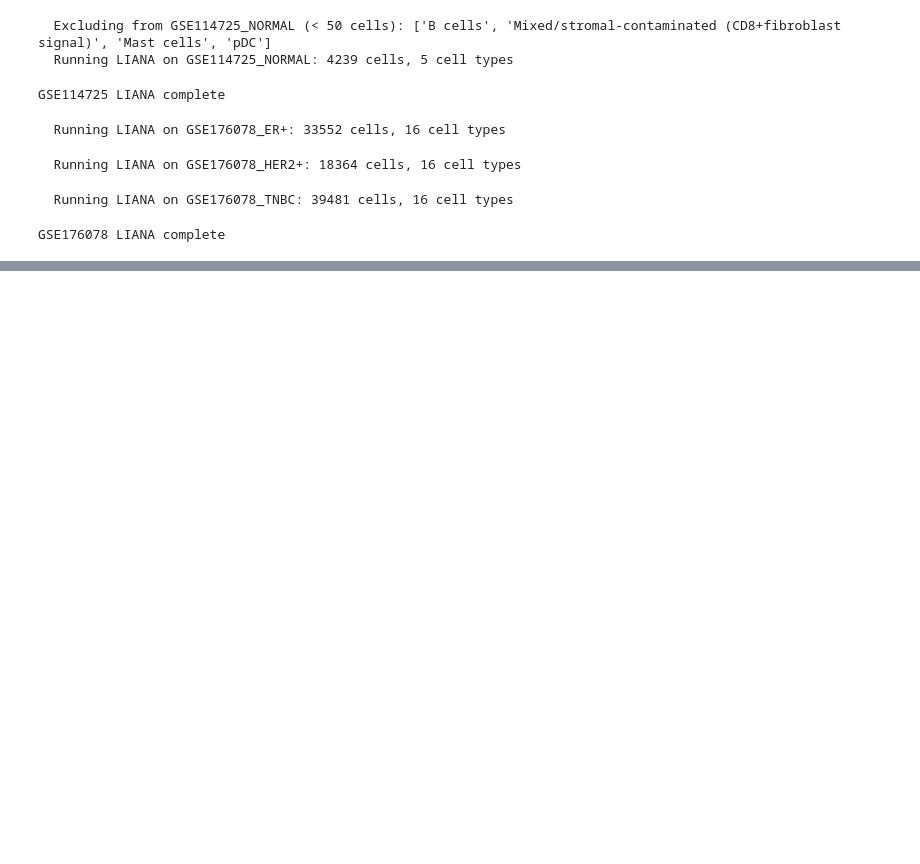
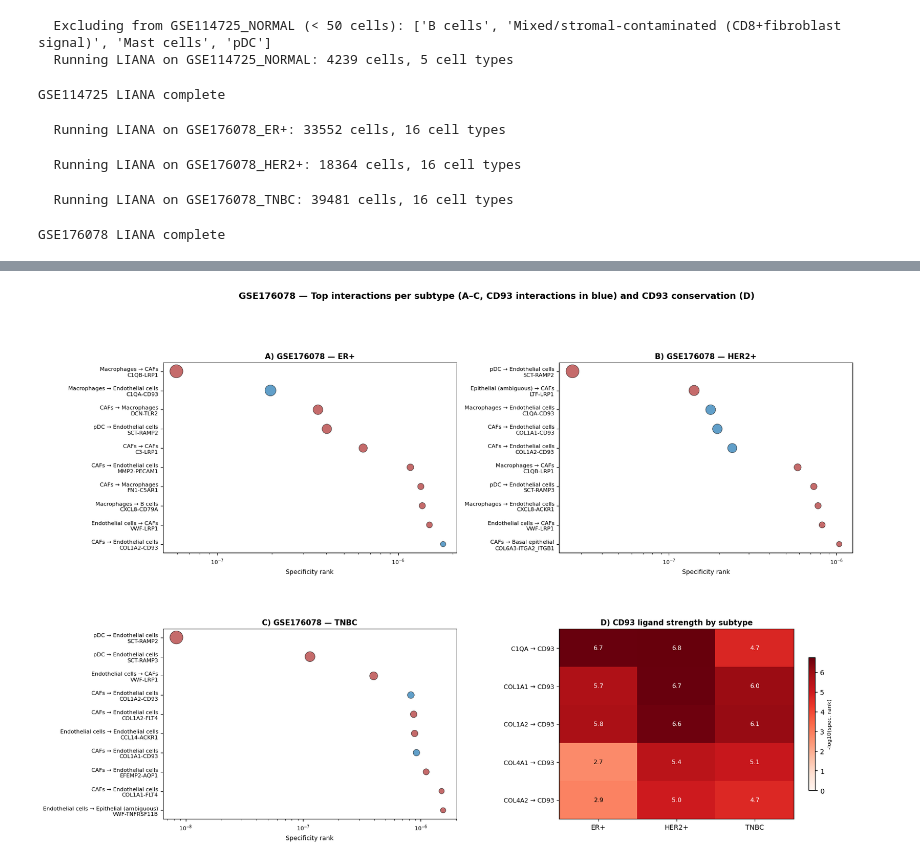
Before and after one commit to annamcstay/brca-scrnaseq-analysis, a Jupyter notebook: Notebooks/07_phase3_LIANA_interactions.ipynb, the cells around one changed output, grey strips where cells are left out. Saved outputs shown, nothing was run; the diff lists cells and outputs as text; code cells hidden in the pictures; blank space fills up the shorter version.

```diff
--- a/Notebooks/07_phase3_LIANA_interactions.ipynb
+++ b/Notebooks/07_phase3_LIANA_interactions.ipynb
@@ -193,0 +341,81 @@ Endothelial cells Epithelial (ambiguous)            VWF        TNFRSF11B
+# %%
+import pandas as pd
+import numpy as np
+import matplotlib.pyplot as plt
+from pathlib import Path
+
+PROJECT_DIR = Path(r"C:\Users\annam\Dissertation 2026")
+RES = PROJECT_DIR / "results" / "phase3_liana"
+FIGURE_DIR = PROJECT_DIR / "figures" / "phase3_liana"
+FIGURE_DIR.mkdir(parents=True, exist_ok=True)
+
+subtypes = [("ER+", "ERplus"), ("HER2+", "HER2plus"), ("TNBC", "TNBC")]
+
+fig = plt.figure(figsize=(18, 12))
+gs = fig.add_gridspec(2, 2, hspace=0.4, wspace=0.35)
+
+# ---- Panels A, B, C: dotplots for each subtype (top-left, top-right, bottom-left) ----
+positions = [(0, 0), (0, 1), (1, 0)]
+panel_labels = ["A", "B", "C"]
+
+for (subtype, fname), pos, label in zip(subtypes, positions, panel_labels):
+    ax = fig.add_subplot(gs[pos])
+    df = pd.read_csv(RES / f"GSE176078_liana_{fname}.csv")
+    top = df.sort_values("specificity_rank").head(10).copy()
+    top["interaction"] = (
+        top["source"] + " → " + top["target"] + "\n" +
+        top["ligand_complex"] + "-" + top["receptor_complex"]
+    )
+    top["neg_log10_spec"] = -np.log10(top["specificity_rank"])
+    top = top.iloc[::-1]
+
+    min_val, max_val = top["neg_log10_spec"].min(), top["neg_log10_spec"].max()
+    norm = (top["neg_log10_spec"] - min_val) / (max_val - min_val) if max_val > min_val else pd.Series([0.5]*len(top), index=top.index)
+    sizes = 60 + norm * 300
+
+    # Highlight CD93 interactions in a different colour
+    colors = ["#2c7fb8" if "CD93" in i else "#b23a3a" for i in top["ligand_complex"] + "-" + top["receptor_complex"]]
+    ax.scatter(top["specificity_rank"], range(len(top)), s=sizes, c=colors, alpha=0.75, edgecolors="black", linewidth=0.6)
+    ax.set_yticks(range(len(top)))
+    ax.set_yticklabels(top["interaction"], fontsize=8)
+    ax.set_xscale("log")
+    ax.set_xlabel("Specificity rank", fontsize=9)
+    ax.set_title(f"{label}) GSE176078 — {subtype}", fontsize=11, fontweight="bold")
+    ax.tick_params(axis="both", labelsize=8)
+
+# ---- Panel D: CD93 heatmap (bottom-right) ----
+ax4 = fig.add_subplot(gs[1, 1])
+top_ligands = ["C1QA", "COL1A1", "COL1A2", "COL4A1", "COL4A2"]
+matrix = pd.DataFrame(index=top_ligands, columns=[s[0] for s in subtypes], dtype=float)
+for subtype, fname in subtypes:
+    liana = pd.read_csv(RES / f"GSE176078_liana_{fname}.csv")
+    cd93 = liana[liana["receptor_complex"] == "CD93"]
+    for ligand in top_ligands:
+        rows = cd93[cd93["ligand_complex"] == ligand]
+        matrix.loc[ligand, subtype] = -np.log10(rows["specificity_rank"].min()) if len(rows) > 0 else np.nan
+
+im = ax4.imshow(matrix.values, cmap="Reds", aspect="auto", vmin=0)
+ax4.set_xticks(range(len(matrix.columns)))
+ax4.set_xticklabels(matrix.columns, fontsize=10)
+ax4.set_yticks(range(len(matrix.index)))
+ax4.set_yticklabels([f"{lig} → CD93" for lig in matrix.index], fontsize=9)
+for i in range(len(matrix.index)):
+    for j in range(len(matrix.columns)):
+        val = matrix.values[i, j]
+        if not np.isnan(val):
+            ax4.text(j, i, f"{val:.1f}", ha="center", va="center",
+                      color="white" if val > matrix.values.max()*0.5 else "black", fontsize=9)
+ax4.set_title("D) CD93 ligand strength by subtype", fontsize=11, fontweight="bold")
+cbar = plt.colorbar(im, ax=ax4, shrink=0.7)
+cbar.set_label("-log10(spec. rank)", fontsize=8)
+
+fig.suptitle(
+    "GSE176078 — Top interactions per subtype (A–C, CD93 interactions in blue) and CD93 conservation (D)",
+    fontsize=13, fontweight="bold", y=1.0
+)
+
+plt.savefig(FIGURE_DIR / "GSE176078_CD93_multipanel.png", dpi=300, bbox_inches="tight", facecolor="white")
+plt.show()
+print("Saved: GSE176078_CD93_multipanel.png")
+# %% [output]
+[figure, added]
```
Also changed, not shown: parts of 3 cells of this notebook, 22 other files.
